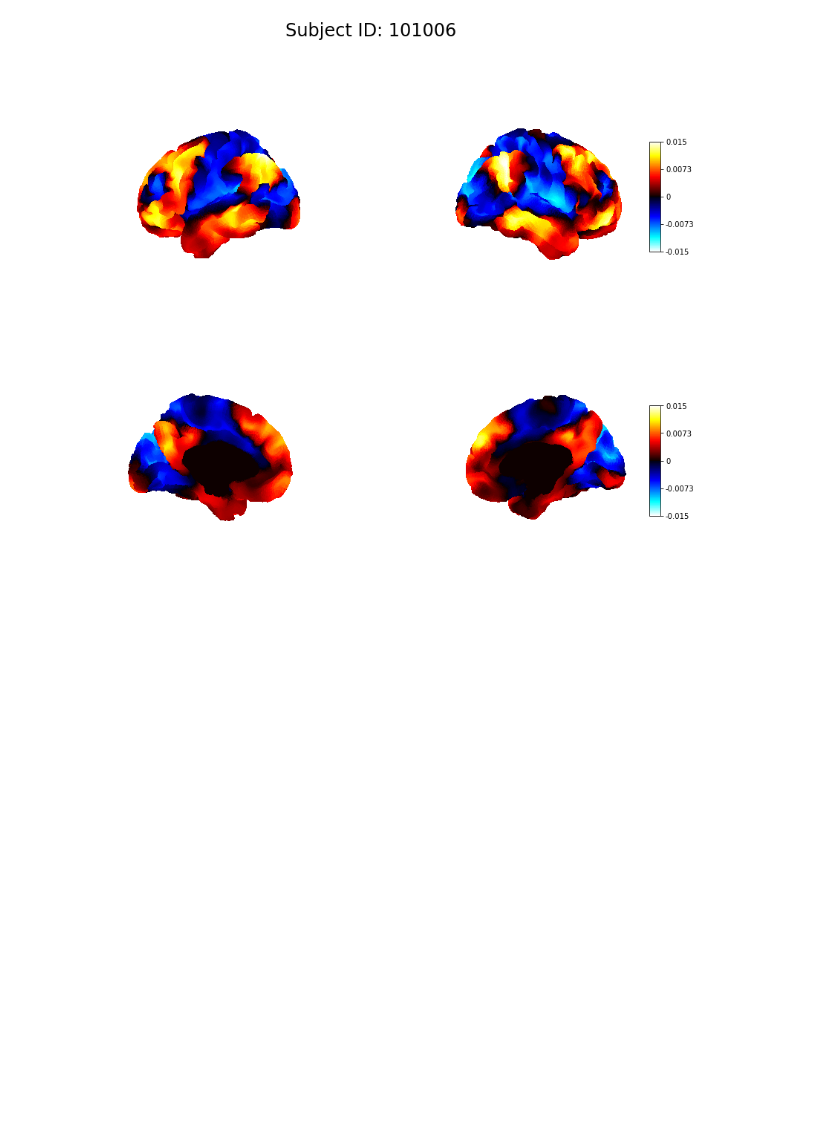
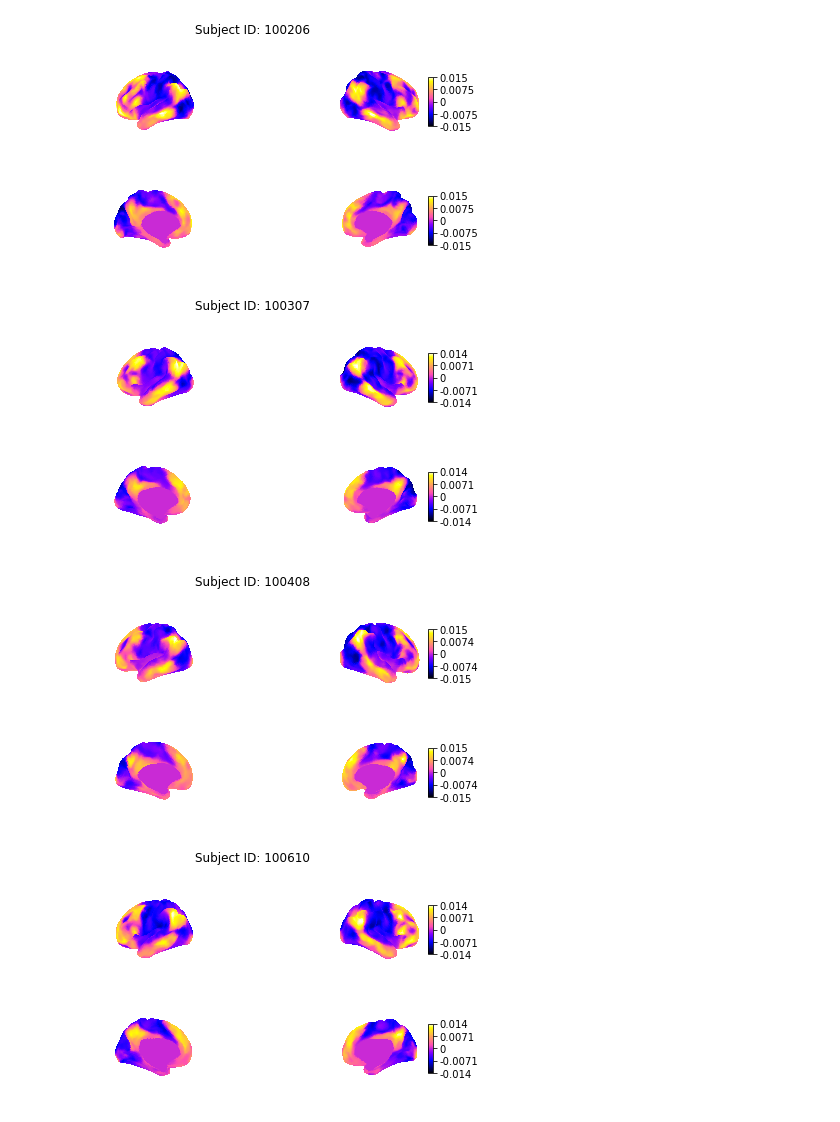
Before and after one commit to margulies/repo-0, a Jupyter notebook: Visualization.ipynb, the cells around one changed output. Cells and saved outputs as stored; diff of their text form; code cells hidden in the pictures; blank space fills up the shorter version.

```diff
--- a/Visualization.ipynb
+++ b/Visualization.ipynb
@@ -2,37 +2,49 @@
 import numpy as np
 import nibabel as nib
 from nilearn.plotting import plot_surf_stat_map
+import matplotlib
 from matplotlib import pyplot as plt
 import pandas as pd
+from scipy import stats
+
+### VARIABLES TO SET BEFORE RUNNING
+# directory containing subdirectories named fter subject IDs that contain the timeseries and surface files
+root_dir = "/home/fralberti/Data/HCP/"
+# directory where all intermediate files and the final output will be saved
+output_dir = "/home/fralberti/Data/Gradientile/"
+# list of IDs of subjects to include in the analyses
+subj_id = np.array(["100206","100307","100408","100610","101006",
+                    "101107","101309","101410","101915","102008",
+                    "102109","102311","102513","102614","102715"])
-# %%
-### Visualize individual gradients
-
-subjs_to_plot = [101006]
-
-for subj in subjs_to_plot:
-    grad1 = nib.load(f'/home/fralberti/Data/HCP_func/Pctile_output/{subj}_gcca.dscalar.nii')
-    fig, axs = plt.subplots(2, 2, figsize=(15,12), subplot_kw={'projection':'3d'}, sharey=True)
-
-    for i, hemi in enumerate(['L','R']):
-        hemisphere = ['left','right']
-        surf = nib.load(f'/home/fralberti/Data/HCP_zone_prim/{subj}/{subj}.{hemi}.midthickness_MSMAll.32k_fs_LR.surf.gii')
-
-        idx_count = grad1.header.get_index_map(1)[i].index_count
-        idx_offset = grad1.header.get_index_map(1)[i].index_offset
-        vtx_indices = grad1.header.get_index_map(1)[i].vertex_indices[0:]
-        stat_map = np.zeros(surf.agg_data()[0].shape[0])
-        stat_map[vtx_indices] = np.asanyarray(grad1.get_fdata()[0].squeeze()[idx_offset:idx_offset+idx_count])
-
-        plot_surf_stat_map(f'/home/fralberti/Data/HCP_zone_prim/{subj}/{subj}.{hemi}.midthickness_MSMAll.32k_fs_LR.surf.gii',
-                           stat_map, hemi=hemisphere[i], axes=axs[0,i],colorbar=i)
-        plot_surf_stat_map(f'/home/fralberti/Data/HCP_zone_prim/{subj}/{subj}.{hemi}.midthickness_MSMAll.32k_fs_LR.surf.gii',
-                           stat_map, hemi=hemisphere[i], view='medial', axes=axs[1,i],colorbar=i)
-        fig.suptitle('Subject ID: %s' % subj, fontsize=24)
-
-        del surf
-    del grad1
-# %% [output]
-[figure, removed]
+# %%
+cmap='gnuplot2'
+for subj in subj_id[0:4]:
+    grad1 = nib.load(f'{output_dir}{subj}.REST1_gcca_smooth6.dscalar.nii')
+    fig, axs = plt.subplots(2, 2, figsize=(7,4), subplot_kw={'projection':'3d'}, sharey=True)
+
+    for i, hemi in enumerate(['L','R']):
+        hemisphere = ['left','right']
+        surf = nib.load(f'{root_dir}{subj}/T1w/fsaverage_LR32k/{subj}.{hemi}.inflated_MSMAll.32k_fs_LR.surf.gii')
+
+        idx_count = grad1.header.get_index_map(1)[i].index_count
+        idx_offset = grad1.header.get_index_map(1)[i].index_offset
+        vtx_indices = grad1.header.get_index_map(1)[i].vertex_indices[0:]
+        stat_map = np.zeros(surf.agg_data()[0].shape[0])
+        stat_map[vtx_indices] = np.array(grad1.get_fdata().squeeze()[0,idx_offset:idx_offset+idx_count])
+
+        plot_surf_stat_map(f'{root_dir}{subj}/T1w/fsaverage_LR32k/{subj}.{hemi}.inflated_MSMAll.32k_fs_LR.surf.gii',
+                           stat_map, hemi=hemisphere[i], axes=axs[0,i], colorbar=i, cmap=cmap)
+        plot_surf_stat_map(f'{root_dir}{subj}/T1w/fsaverage_LR32k/{subj}.{hemi}.inflated_MSMAll.32k_fs_LR.surf.gii',
+                           stat_map, hemi=hemisphere[i], view='medial', axes=axs[1,i],colorbar=i,cmap=cmap)
+        fig.suptitle('Subject ID: %s' % subj, fontsize=12)
+
+        del surf
+    del grad1
+# %% [output]
+[figure, added]
+[figure, added]
+[figure, added]
+[figure, added]
 # %%
 ### Visualize real and null gradient percentiles
 
```
Also changed, not shown: parts of 2 cells of this notebook.
